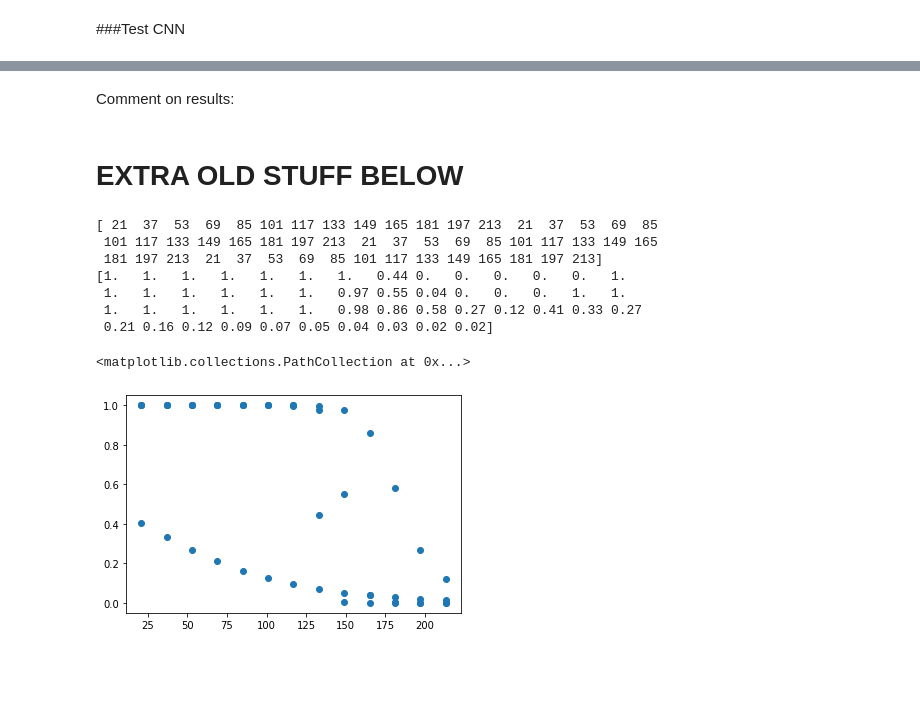
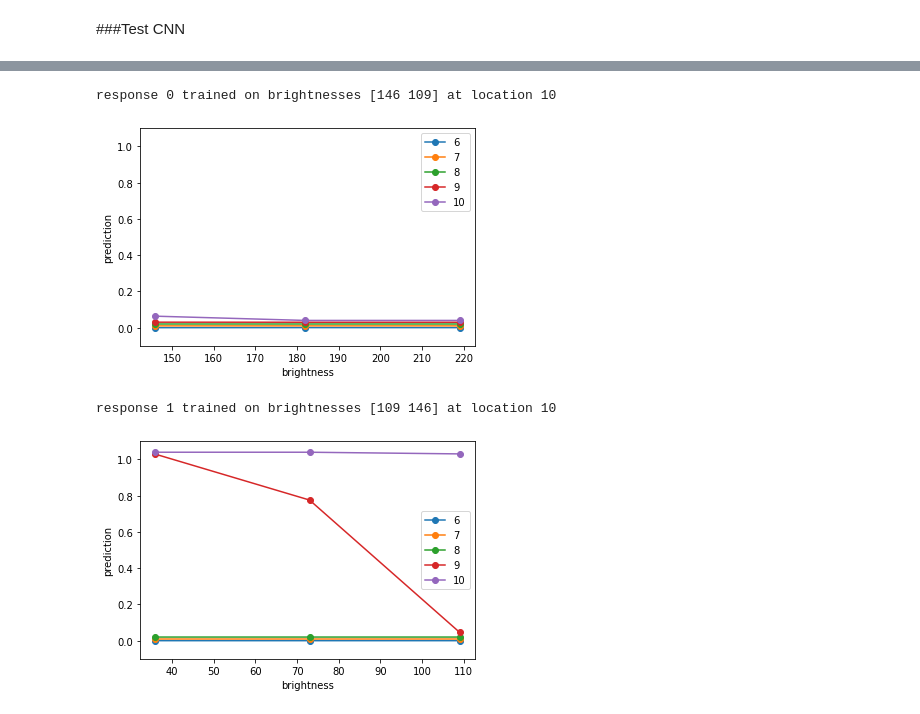
Before and after one commit to johnkevinoregan/Learning-Relations-with-Deep-Learning, a Jupyter notebook: Bright_dark_compar_w_shuffle_DONT_CHANGE.ipynb, the cells around one changed output, grey strips where cells are left out. Drawn from its saved outputs; the diff is of its cells as text; code cells hidden in the pictures; blank space fills up the shorter version.

```diff
--- a/Bright_dark_compar_w_shuffle_DONT_CHANGE.ipynb
+++ b/Bright_dark_compar_w_shuffle_DONT_CHANGE.ipynb
@@ -282,10 +293,13 @@ for lab in range(2):
       Predicts[b,r]=res_testlab[trial]
 
   for b in range(LNewBrightnesses):
-    plt.plot(LeftRetPosns,Predicts[b,:],label=NewBrightnesses[b],marker='o')
+    plt.plot(LeftRetPosns+0.05*b,Predicts[b,:]+0.02*b,label=NewBrightnesses[b],marker='o')
+    #plt.plot(LeftRetPosns,Predicts[b,:],label=NewBrightnesses[b],marker='o',lw=b/2)
+
     plt.legend(loc="best")
     plt.xlabel('tested left retina position')
     plt.ylabel('prediction')
+    plt.ylim([-0.05,1.05])
 
 
   print('response',lab, 'trained on brightnesses', X_train[lab,(Left,Right)], 'at location',Left)
@@ -334,12 +325,12 @@ if WhetherToShuffle==1:
   print(X_test)
 
 model = Sequential()
-model.add(Conv1D(filters=32, kernel_size=4, activation='relu', input_shape=(len(X_train[0]), 1)))
+model.add(Conv1D(filters=32, kernel_size=5, activation='relu', input_shape=(len(X_train[0]), 1)))
 model.add(MaxPooling1D(pool_size=4))
 #model.add(Conv1D(filters=64, kernel_size=5, activation='relu'))
 #model.add(MaxPooling1D(pool_size=2))
 model.add(Flatten())
-model.add(Dense(64, activation='relu'))
+model.add(Dense(RetSize/2, activation='relu'))
 model.add(Dense(1, activation='sigmoid'))
 
 # Compile the model
@@ -401,58 +392,44 @@ print(res_test)
 # %%
 #Plot predictions in case response=0 as a fn of Brightnesses
 #different lines are different retinal positions.
 
 if WhetherToShuffle==1:
   encode(X_test,undo_shuffler)
   encode(X_train,undo_shuffler)
 
 
 import matplotlib.pyplot as plt
 for lab in range(2):
   Xlab=np.array(X_test[np.where(y_test==lab)])
   res_testlab=np.array(res_test[np.where(y_test==lab)])
-  print(Xlab)
+  #print(Xlab)
 
   for retpos in LeftRetPosns:
     #get column of trials in Xlab corresponding to retpos
     temp=Xlab[:,retpos]
     #extract the nonzero ones
     inds=np.nonzero(temp)
-    print(inds)
+    #print(inds)
     #get the brightnesses at those indices and use as x-coords
     xs=np.array(temp[inds])
     #and the predictions for those brightnesses as y-coords
     ys=res_testlab[inds]
-    print(xs)
-    print(ys)
-    plt.plot(LeftRetPosns,ys,label=xs[retpos-1],marker="o")
+    #print(xs)
+    #print(ys)
+    #plt.plot(xs,ys,label=retpos,marker="o",lw=retpos/2)
+    jit=(retpos-Deltas-2)*Left/1000 #jitter for plotting to avoid overlaps
+    #print(retpos,jit)
+    plt.plot(xs,ys+jit,label=retpos,marker="o")
     #plt.plot(xs,ys,label=retpos,marker="o")
-  print('response',lab, 'trained on brightnesses', X_train[lab,(4,12)], 'at location 4')
+  print('response',lab, 'trained on brightnesses', X_train[lab,(Left,Right)], 'at location',Left)
   plt.legend(loc="best")
+  plt.xlabel('brightness')
+  plt.ylabel('prediction')
+  plt.ylim([-0.1,1.1])
   plt.show()
+  print()
+# %% [output]
+response 0 trained on brightnesses [146 109] at location 10
+[figure, added]
+response 1 trained on brightnesses [109 146] at location 10
+[figure, added]
-# %% [markdown]
-Comment on results:
-# %% [markdown]
-# EXTRA OLD STUFF BELOW
-# %%
-#Plot the prediction for each Brightness level
-#NB I should really separate them depending on whether the correct answer is 0 or 1, but I havent done it.
-#Also I should separate out according to retinal position..
-import matplotlib.pyplot as plt
-x_vals=np.zeros(len(X_test),int)
-for trial in range(len(X_test)):
-  x=np.where(X_test[trial]>0)[0][0]
-  x_vals[trial]=X_test[trial][x]
-print(x_vals)
-print(np.around(res_test,2))
-plt.scatter(x_vals,res_test)
-# %% [output]
-[ 21  37  53  69  85 101 117 133 149 165 181 197 213  21  37  53  69  85
- 101 117 133 149 165 181 197 213  21  37  53  69  85 101 117 133 149 165
- 181 197 213  21  37  53  69  85 101 117 133 149 165 181 197 213]
-[1.   1.   1.   1.   1.   1.   1.   0.44 0.   0.   0.   0.   0.   1.
- 1.   1.   1.   1.   1.   1.   0.97 0.55 0.04 0.   0.   0.   1.   1.
- 1.   1.   1.   1.   1.   1.   0.98 0.86 0.58 0.27 0.12 0.41 0.33 0.27
- 0.21 0.16 0.12 0.09 0.07 0.05 0.04 0.03 0.02 0.02]
-<matplotlib.collections.PathCollection at 0x...>
-[figure, removed]
```
Also changed, not shown: parts of 12 cells of this notebook.
